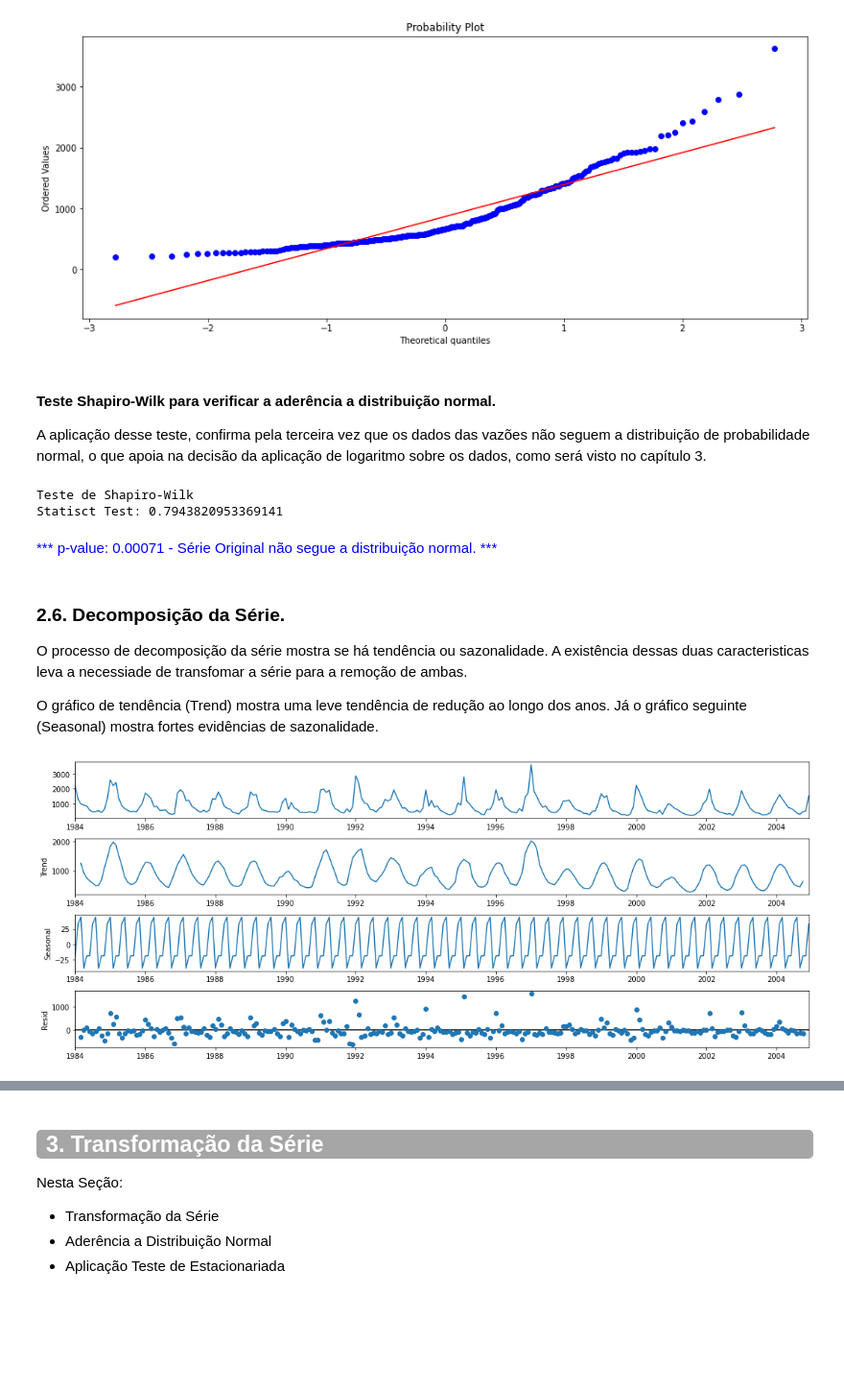
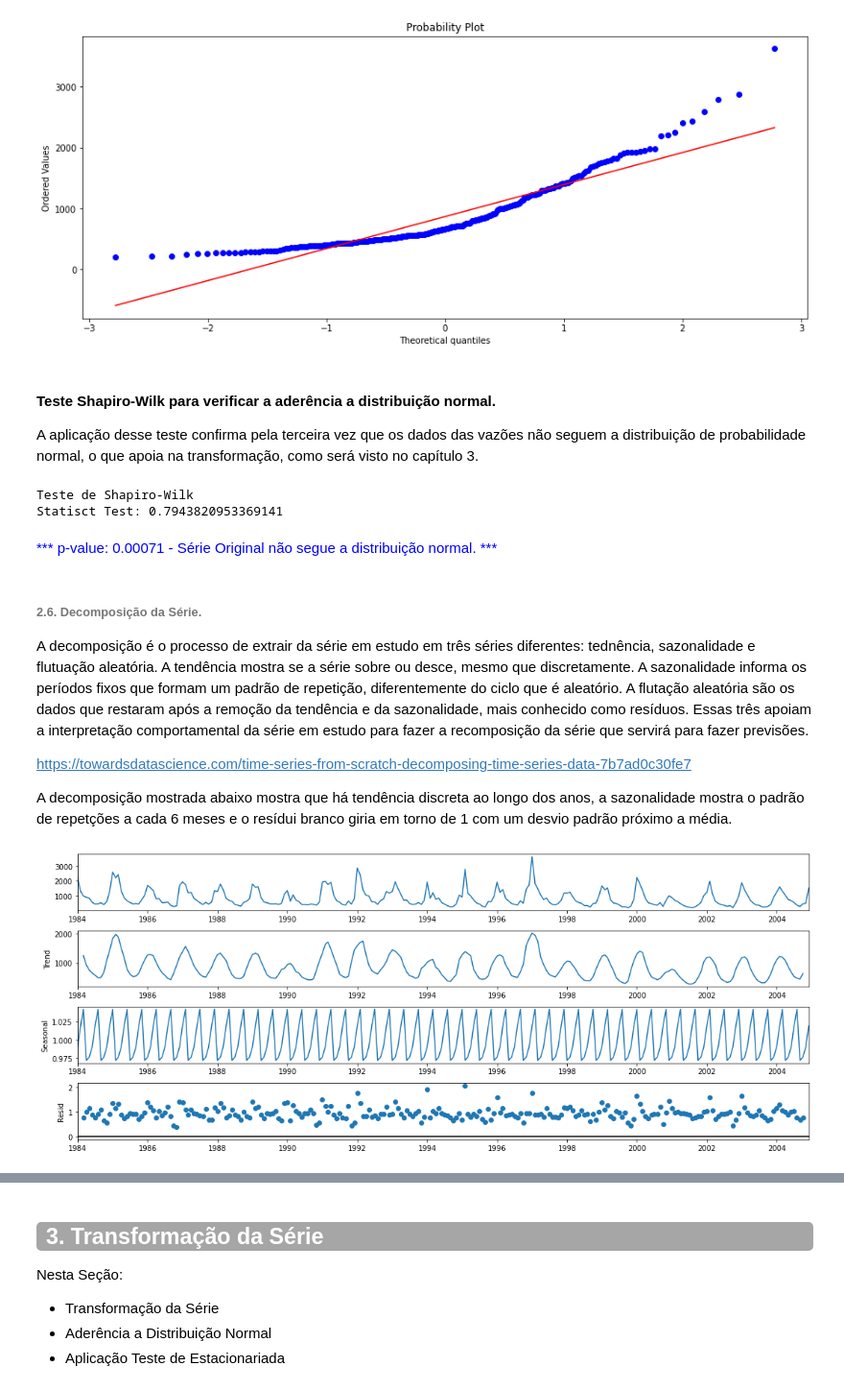
Before and after one commit to yscosta/Previsao-de-Vazoes-de-Rios, a Jupyter notebook: Previsao-de-Vazoes-de-Rios.ipynb, the cells around one changed output, grey strips where cells are left out. Shown at 96% size. Saved outputs shown, nothing was run; the diff lists cells and outputs as text; code cells hidden in the pictures; blank space fills up the shorter version.

```diff
--- a/Previsao-de-Vazoes-de-Rios.ipynb
+++ b/Previsao-de-Vazoes-de-Rios.ipynb
@@ -226,5 +226,5 @@ plt.show()
 # %% [markdown]
 #### Teste Shapiro-Wilk para verificar a aderência a distribuição normal.
 
-A aplicação desse teste, confirma pela terceira vez que os dados das vazões não seguem a distribuição de probabilidade normal, o que apoia na decisão da aplicação de logaritmo sobre os dados, como será visto no capítulo 3.
+A aplicação desse teste confirma pela terceira vez que os dados das vazões não seguem a distribuição de probabilidade normal, o que apoia na transformação, como será visto no capítulo 3.
 # %%
@@ -245,17 +245,21 @@ Teste de Shapiro-Wilk
 Statisct Test: 0.7943820953369141
 <span style='color:blue'>*** p-value: 0.00071 - Série Original não segue a distribuição normal. ***</span>
 # %% [markdown]
-### 2.6. Decomposição da Série.
+###### 2.6. Decomposição da Série.
 
-O processo de decomposição da série mostra se há tendência ou sazonalidade. A existência dessas duas caracteristicas leva a necessiade de transfomar a série para a remoção de ambas.
+A decomposição é o processo de extrair da série em estudo em três séries diferentes: tednência, sazonalidade e flutuação aleatória. A tendência mostra se a série sobre ou desce, mesmo que discretamente. A sazonalidade informa os períodos fixos que formam um padrão de repetição, diferentemente do ciclo que é aleatório. A flutação aleatória são os dados que restaram após a remoção da tendência e da sazonalidade, mais conhecido como resíduos. Essas três apoiam a interpretação comportamental da série em estudo para fazer a recomposição da série que servirá para fazer previsões.
 
-O gráfico de tendência (Trend) mostra uma leve tendência de redução ao longo dos anos. Já o gráfico seguinte (Seasonal) mostra fortes evidências de sazonalidade.
+https://towardsdatascience.com/time-series-from-scratch-decomposing-time-series-data-7b7ad0c30fe7
+
+A decomposição mostrada abaixo mostra que há tendência discreta ao longo dos anos, a sazonalidade mostra o padrão de repetções a cada 6 meses e o resídui branco giria em torno de 1 com um desvio padrão próximo a média.
 # %%
-decompose = seasonal_decompose(data,  model='additive', period=5)
+
+decompose_model = ['additive', 'multiplicative']
+decompose = seasonal_decompose(data,  model=decompose_model[1], period=5)
 decompose.plot()
 plt.show()
 # %% [output]
-[figure, old version]
+[figure, new version]
 # %% [markdown]
 ### 2.7. Conclusão
 
```
Also changed, not shown: parts of 3 cells of this notebook.
